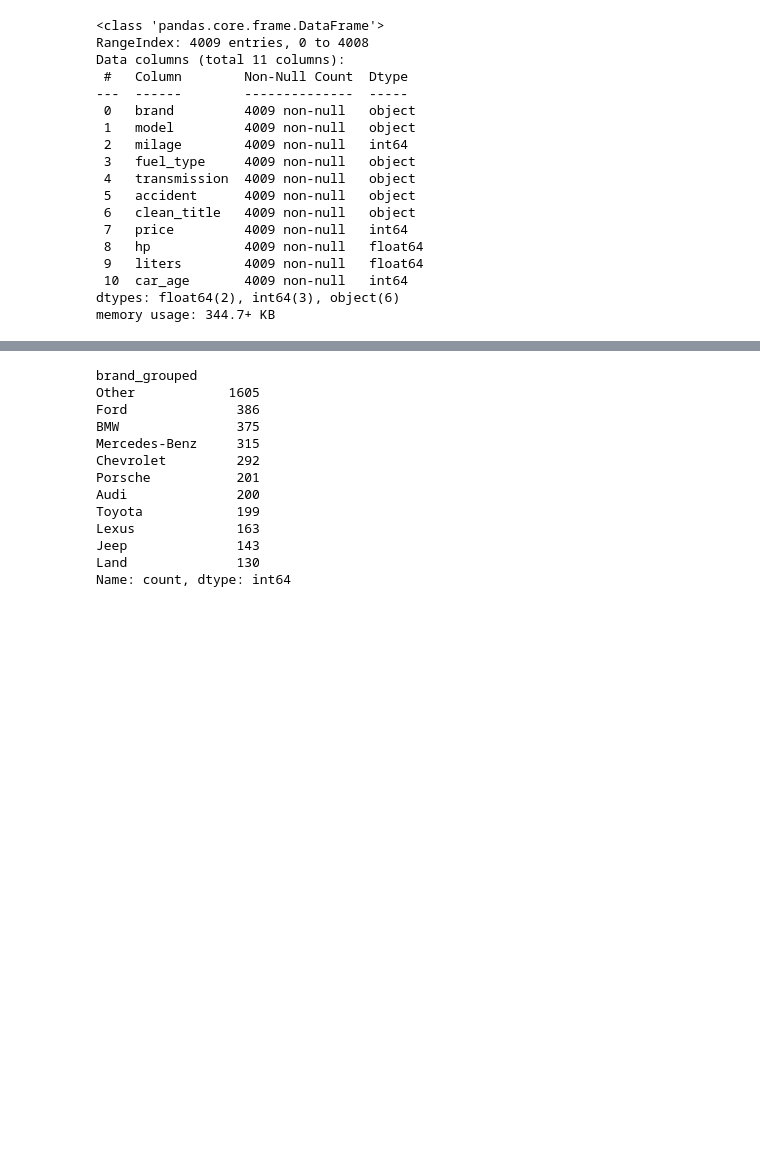
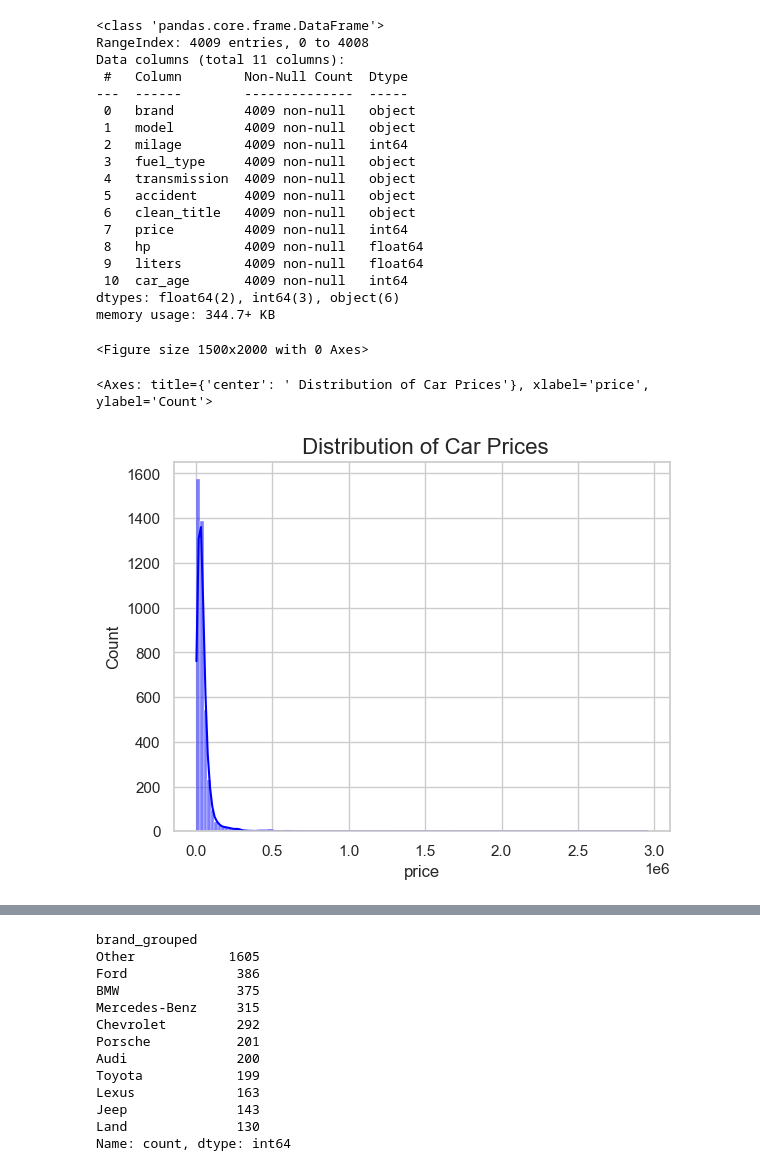
Before and after one commit to Ashutoshchawda07/Used-Car-Price-Prediction, a Jupyter notebook: analysis.ipynb, the cells around one changed output, grey strips where cells are left out. Cells and saved outputs as stored; diff of their text form; code cells hidden in the pictures; blank space fills up the shorter version.

```diff
--- a/analysis.ipynb
+++ b/analysis.ipynb
@@ -162,3 +164,19 @@ Data columns (total 11 columns):
  10  car_age       4009 non-null   int64
 dtypes: float64(2), int64(3), object(6)
 memory usage: 344.7+ KB
+# %%
+import seaborn as sns
+
+# Set the visual style
+sns.set_theme(style="whitegrid")
+plt.figure(figsize=(15, 20))
+# %% [output]
+<Figure size 1500x2000 with 0 Axes>
+# %%
+# 1. Price Distribution
+
+plt.title(' Distribution of Car Prices', fontsize=16)
+sns.histplot(df['price'], kde=True, color='blue')
+# %% [output]
+<Axes: title={'center': ' Distribution of Car Prices'}, xlabel='price', ylabel='Count'>
+[figure, added]
```
Also changed, not shown: parts of 11 cells of this notebook, 4 other files.
